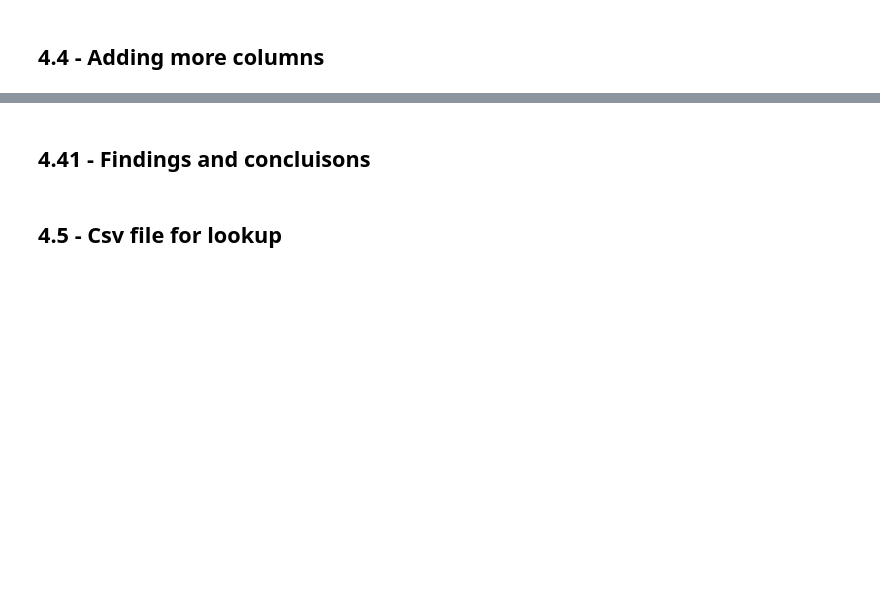
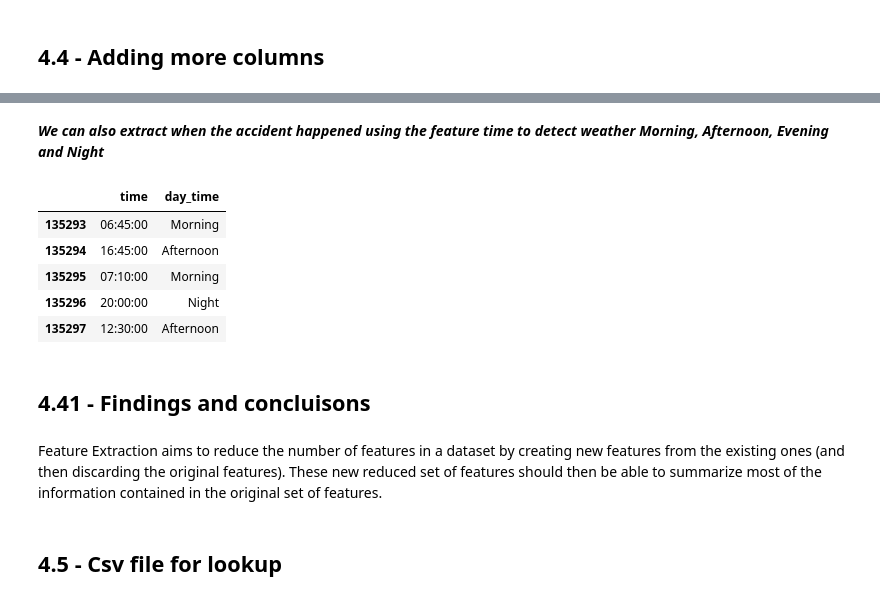
Before and after one commit to Abdelrahman-Khater/DE, a Jupyter notebook: m1 khair.ipynb, the cells around one changed output, grey strips where cells are left out. Cells and saved outputs as stored; diff of their text form; code cells hidden in the pictures; blank space fills up the shorter version.

```diff
--- a/m1 khair.ipynb
+++ b/m1 khair.ipynb
@@ -676,5 +692,25 @@ The problem using the number is that they introduce relation/comparison between
+# %% [markdown]
+***We can also extract when the accident happened using the feature time to detect weather Morning, Afternoon, Evening and Night***
+# %%
+# converting time Object format to datetime format
+df['time'] = pd.to_datetime(df['time'],format= '%H:%M')
+df.loc[df['time'].dt.hour<12, ['day_time']] = 'Morning'
+df.loc[(df['time'].dt.hour>=12) & (df['time'].dt.hour<19), ['day_time']] = 'Afternoon'
+df.loc[(df['time'].dt.hour>=19) & (df['time'].dt.hour<19), ['day_time']] = 'Evening'
+df.loc[(df['time'].dt.hour>=19) & (df['time'].dt.hour<24), ['day_time']] = 'Night'
+df['time'] = pd.to_datetime(df['time'],format= '%H:%M:%S').dt.time
+df.loc[:,["time","day_time"]].tail(5)
+# %% [output]
+|  | time | day_time |
+| 135293 | 06:45:00 | Morning |
+| 135294 | 16:45:00 | Afternoon |
+| 135295 | 07:10:00 | Morning |
+| 135296 | 20:00:00 | Night |
+| 135297 | 12:30:00 | Afternoon |
 # %% [markdown]
 ## 4.41 - Findings and concluisons
+# %% [markdown]
+Feature Extraction aims to reduce the number of features in a dataset by creating new features from the existing ones (and then discarding the original features). These new reduced set of features should then be able to summarize most of the information contained in the original set of features.
 # %% [markdown]
 ## 4.5 - Csv file for lookup
 # %% [markdown]
```
Also changed, not shown: parts of 3 cells of this notebook.
